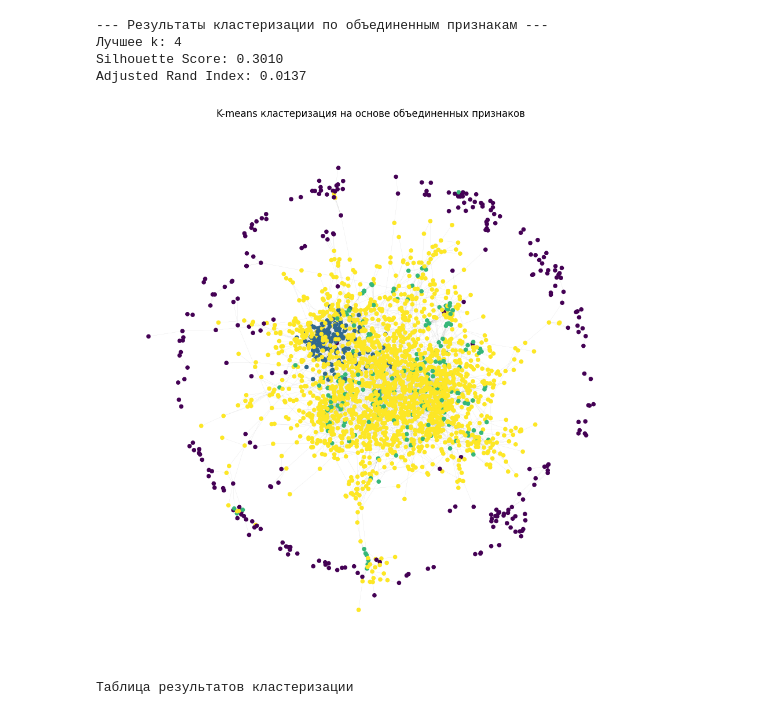
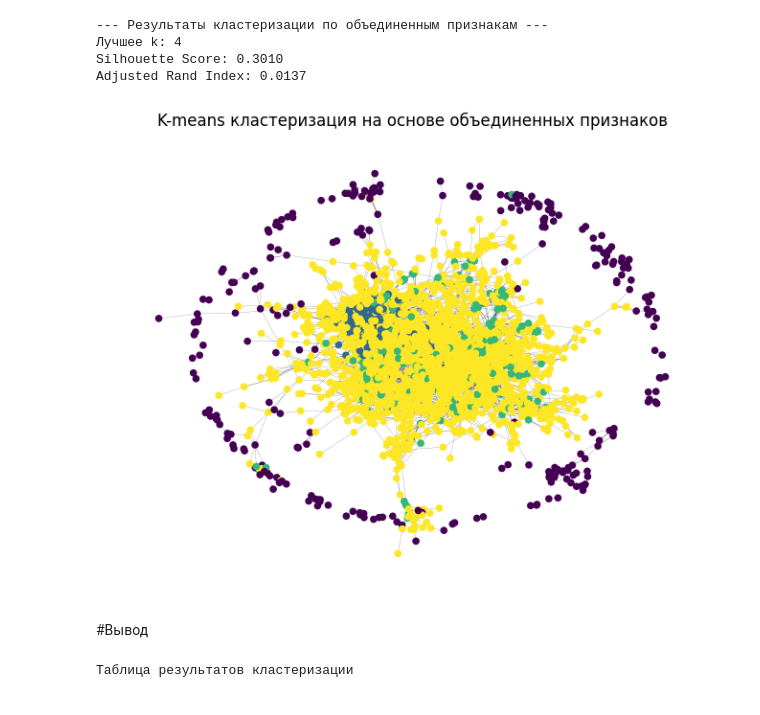
Before and after one commit to MALISMF/Intelligent-Agents-Graph-Networks-and-Other-Practical-Machine-Learning-Tasks, a Jupyter notebook: homeworks/cora_clustering.ipynb, the cells around one changed output. Drawn from its saved outputs; the diff is of its cells as text; code cells hidden in the pictures.

```diff
--- a/homeworks/cora_clustering.ipynb
+++ b/homeworks/cora_clustering.ipynb
@@ -247,14 +246,14 @@ Adjusted Rand Index: 0.0137
 # %%
 # 7. Визуализация результатов
 pos = nx.spring_layout(G, seed=42) # Генерация позиций узлов
-plt.figure(figsize=(12, 12))
-nx.draw_networkx_nodes(G, pos, node_size=20, node_color=labels_combined, cmap=plt.cm.viridis)
-nx.draw_networkx_edges(G, pos, width=0.1, edge_color='gray', alpha=0.5)
+nx.draw(G, pos, node_size=20, node_color=labels_combined, cmap=plt.cm.viridis, width=0.1)
 plt.title('K-means кластеризация на основе объединенных признаков')
 plt.axis('off')
 plt.show()
 # %% [output]
-[figure, old version]
+[figure, new version]
+# %% [markdown]
+#Вывод
 # %%
 import pandas as pd
 
```
Also changed, not shown: parts of 6 cells of this notebook.
